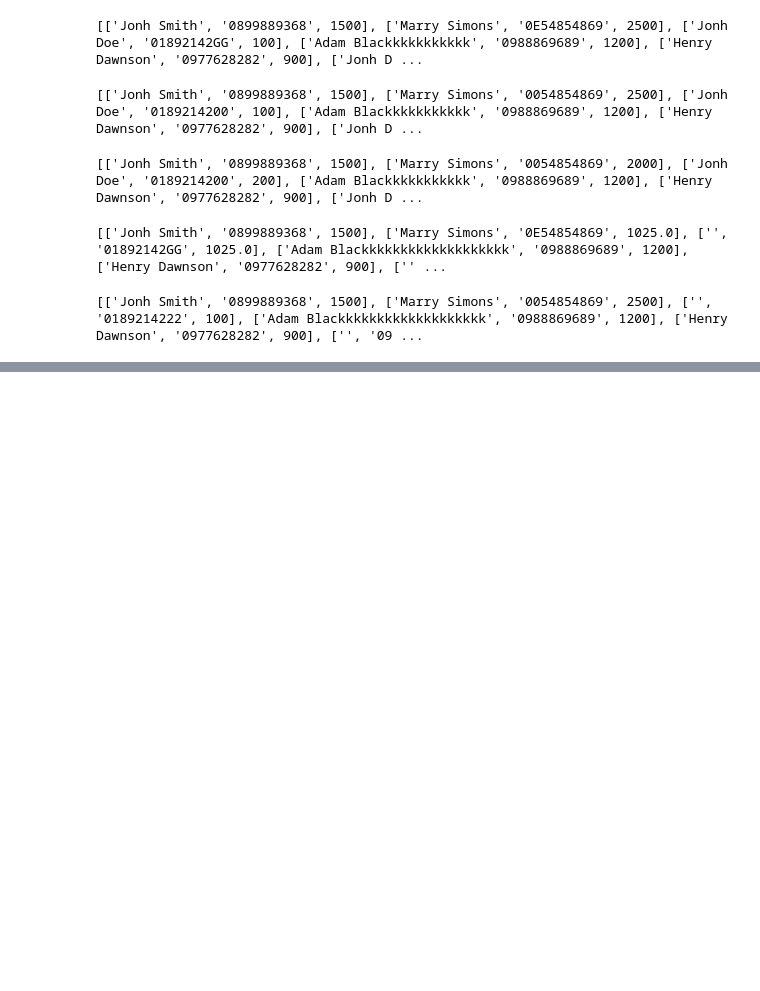
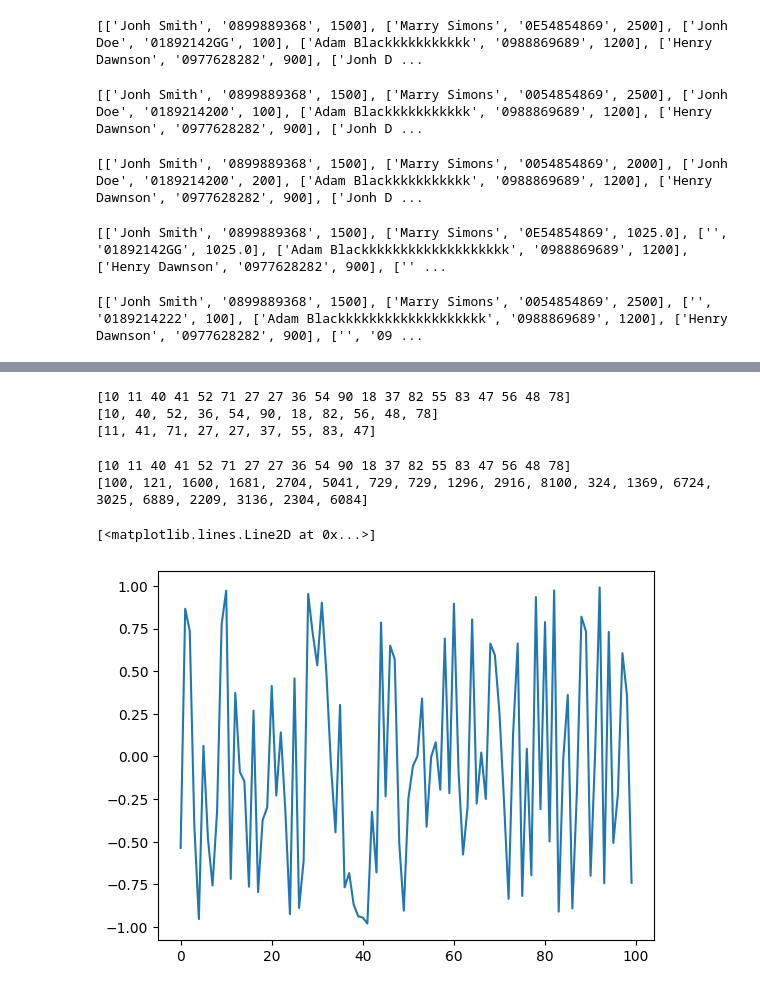
Before and after one commit to DangDucThuan38/FGW-BusinessIntelligence, a Jupyter notebook: Class/day8.ipynb, the cells around one changed output, grey strips where cells are left out. Saved outputs shown, nothing was run; the diff lists cells and outputs as text; code cells hidden in the pictures; blank space fills up the shorter version.

```diff
--- a/Class/day8.ipynb
+++ b/Class/day8.ipynb
@@ -83,0 +149,32 @@ print(employees)
+# %%
+# Fillter: remove all items that do to satisfy a condition keep the rest
+# Syntax: filter(f,iterable)
+print(numbers)
+evens = list(filter(lambda x: x % 2 == 0, numbers))
+print(evens)
+odds = list(filter(lambda x: x % 2 == 1, numbers))
+print(odds)
+# %% [output]
+[10 11 40 41 52 71 27 27 36 54 90 18 37 82 55 83 47 56 48 78]
+[10, 40, 52, 36, 54, 90, 18, 82, 56, 48, 78]
+[11, 41, 71, 27, 27, 37, 55, 83, 47]
+# %%
+# Function map: apply a function to each item of an iterable to change it
+# Syntax: map(f, iterable)
+print(numbers)
+squares = list(map(lambda x: x**2,numbers))
+print(squares)
+# %% [output]
+[10 11 40 41 52 71 27 27 36 54 90 18 37 82 55 83 47 56 48 78]
+[100, 121, 1600, 1681, 2704, 5041, 729, 729, 1296, 2916, 8100, 324, 1369, 6724, 3025, 6889, 2209, 3136, 2304, 6084]
+# %%
+# random 100 float numer in rang [-1,1]
+
+numbers = np.random.rand(100)*2-1
+
+# plot number
+import matplotlib.pyplot as plt
+plt.plot(numbers)
+# %% [output]
+[<matplotlib.lines.Line2D at 0x...>]
+[figure, added]
```
Also changed, not shown: parts of 6 cells of this notebook, 1 other file.
